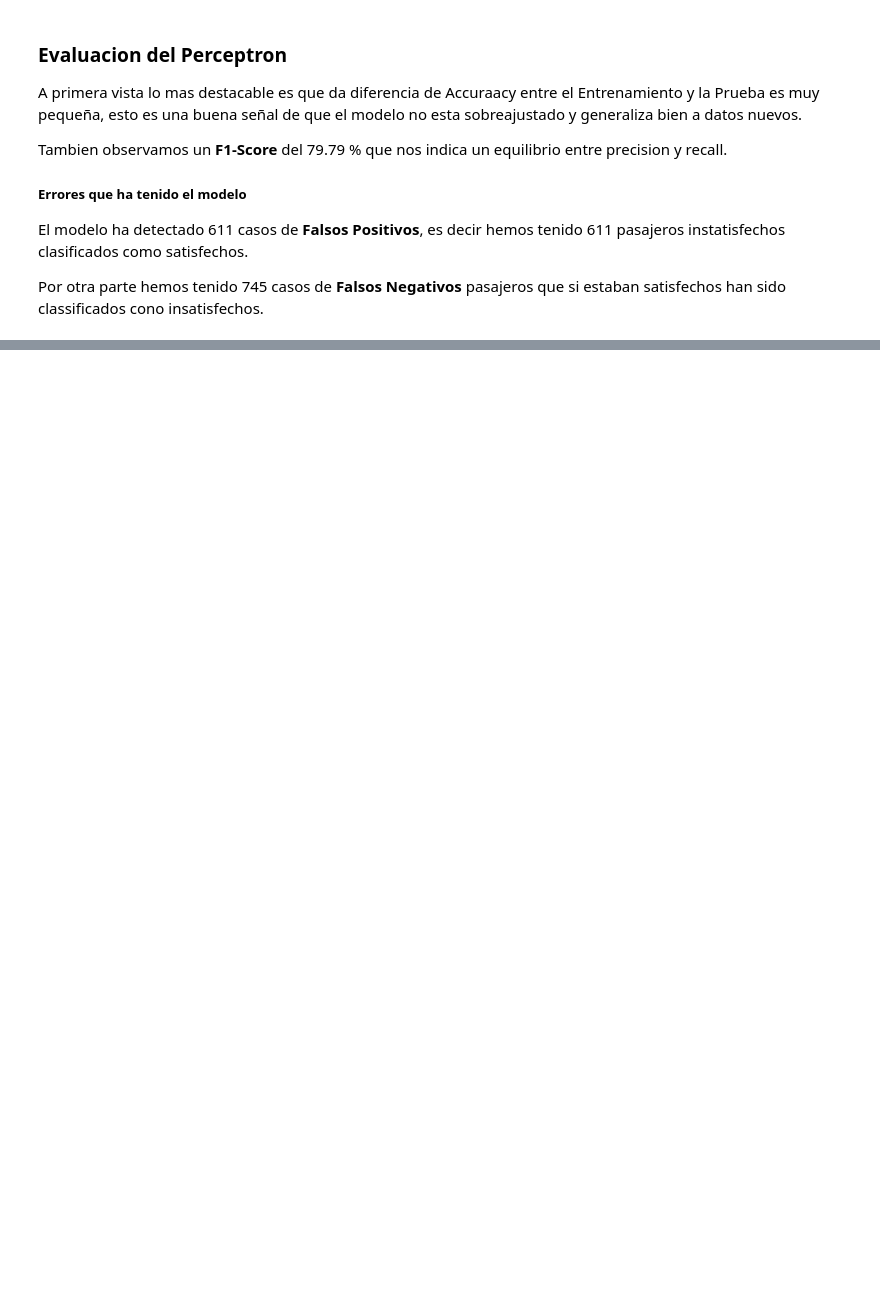
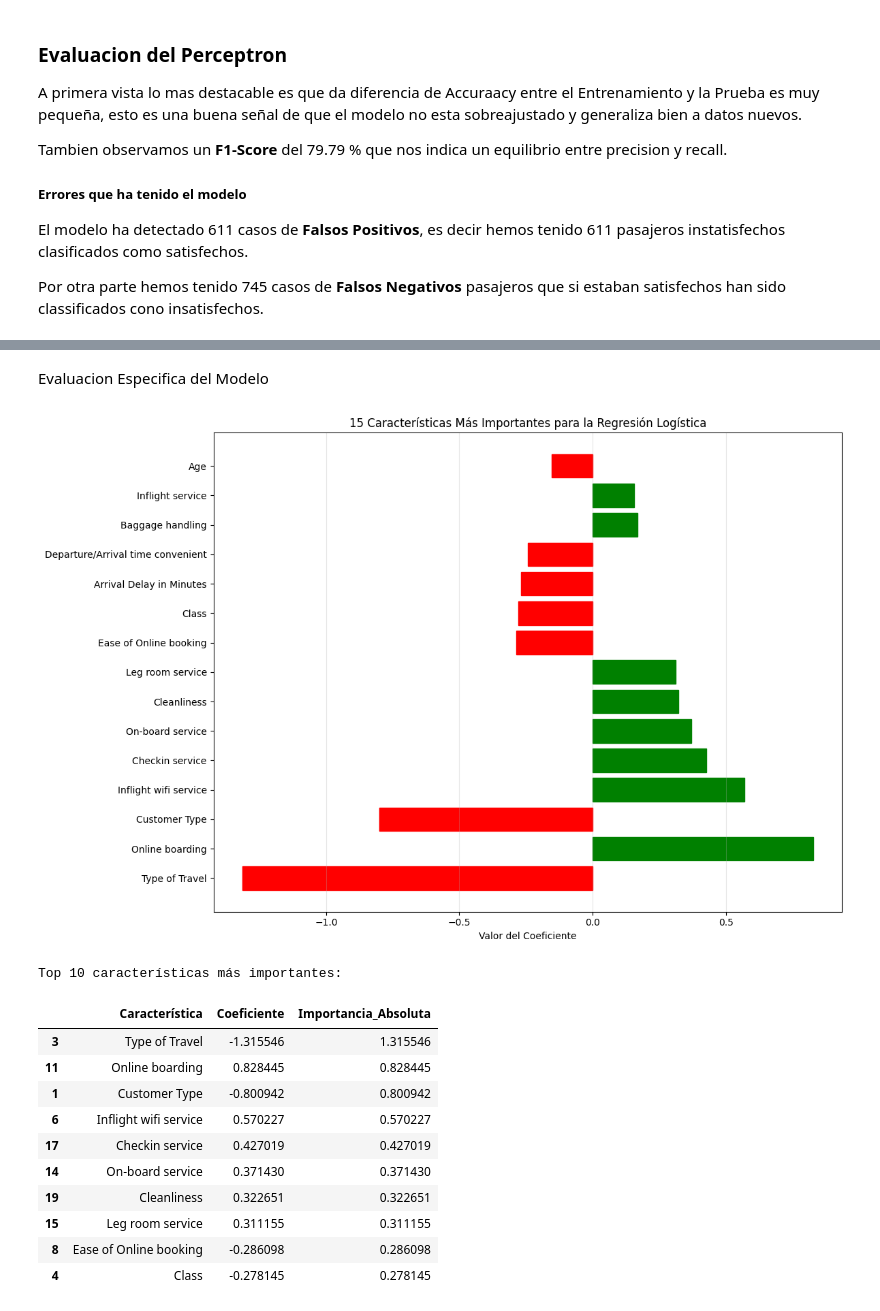
Before and after one commit to CarlosGarridot/Practica_IA_Satisfaccion_Pasajeros, a Jupyter notebook: main.ipynb, the cells around one changed output, grey strips where cells are left out. Drawn from its saved outputs; the diff is of its cells as text; code cells hidden in the pictures; blank space fills up the shorter version.

```diff
--- a/main.ipynb
+++ b/main.ipynb
@@ -547,0 +690,7 @@ Por otra parte hemos tenido 745 casos de **Falsos Negativos** pasajeros que si e
+# %%
+# Usar el mejor modelo encontrado
+best_logreg = grid_logreg.best_estimator_
+
+# Evaluar el modelo
+resultados_logreg = evaluar_modelo(best_logreg, X_train, X_test, y_train, y_test, "Regresión Logística")
+mostrar_resultados(resultados_logreg, best_logreg, X_test, y_test)
@@ -547,0 +808,50 @@ Por otra parte hemos tenido 745 casos de **Falsos Negativos** pasajeros que si e
+# %% [markdown]
+Evaluacion Especifica del Modelo
+# %%
+# Obtener coeficientes del modelo para análisis de importancia de características
+coeficientes = best_logreg.coef_[0]
+caracteristicas = X_scaled.columns
+
+# Crear DataFrame con coeficientes
+df_coeficientes = pd.DataFrame({
+    'Característica': caracteristicas,
+    'Coeficiente': coeficientes,
+    'Importancia_Absoluta': np.abs(coeficientes)
+})
+
+# Ordenar por importancia absoluta
+df_coeficientes = df_coeficientes.sort_values('Importancia_Absoluta', ascending=False)
+
+# Visualizar las 15 características más importantes
+plt.figure(figsize=(12, 8))
+bars = plt.barh(df_coeficientes['Característica'][:15], df_coeficientes['Coeficiente'][:15])
+plt.xlabel('Valor del Coeficiente')
+plt.title('15 Características Más Importantes para la Regresión Logística')
+plt.grid(True, alpha=0.3, axis='x')
+
+# Colorear barras según signo
+for bar in bars:
+    if bar.get_width() > 0:
+        bar.set_color('green')  # Contribuye a clase positiva (satisfecho)
+    else:
+        bar.set_color('red')  # Contribuye a clase negativa (insatisfecho)
+
+plt.tight_layout()
+plt.show()
+
+print("Top 10 características más importantes:")
+display(df_coeficientes.head(10))
+# %% [output]
+[figure, added]
+Top 10 características más importantes:
+|  | Característica | Coeficiente | Importancia_Absoluta |
+| 3 | Type of Travel | -1.315546 | 1.315546 |
+| 11 | Online boarding | 0.828445 | 0.828445 |
+| 1 | Customer Type | -0.800942 | 0.800942 |
+| 6 | Inflight wifi service | 0.570227 | 0.570227 |
+| 17 | Checkin service | 0.427019 | 0.427019 |
+| 14 | On-board service | 0.371430 | 0.371430 |
+| 19 | Cleanliness | 0.322651 | 0.322651 |
+| 15 | Leg room service | 0.311155 | 0.311155 |
+| 8 | Ease of Online booking | -0.286098 | 0.286098 |
+| 4 | Class | -0.278145 | 0.278145 |
```
Also changed, not shown: parts of 11 cells of this notebook.
